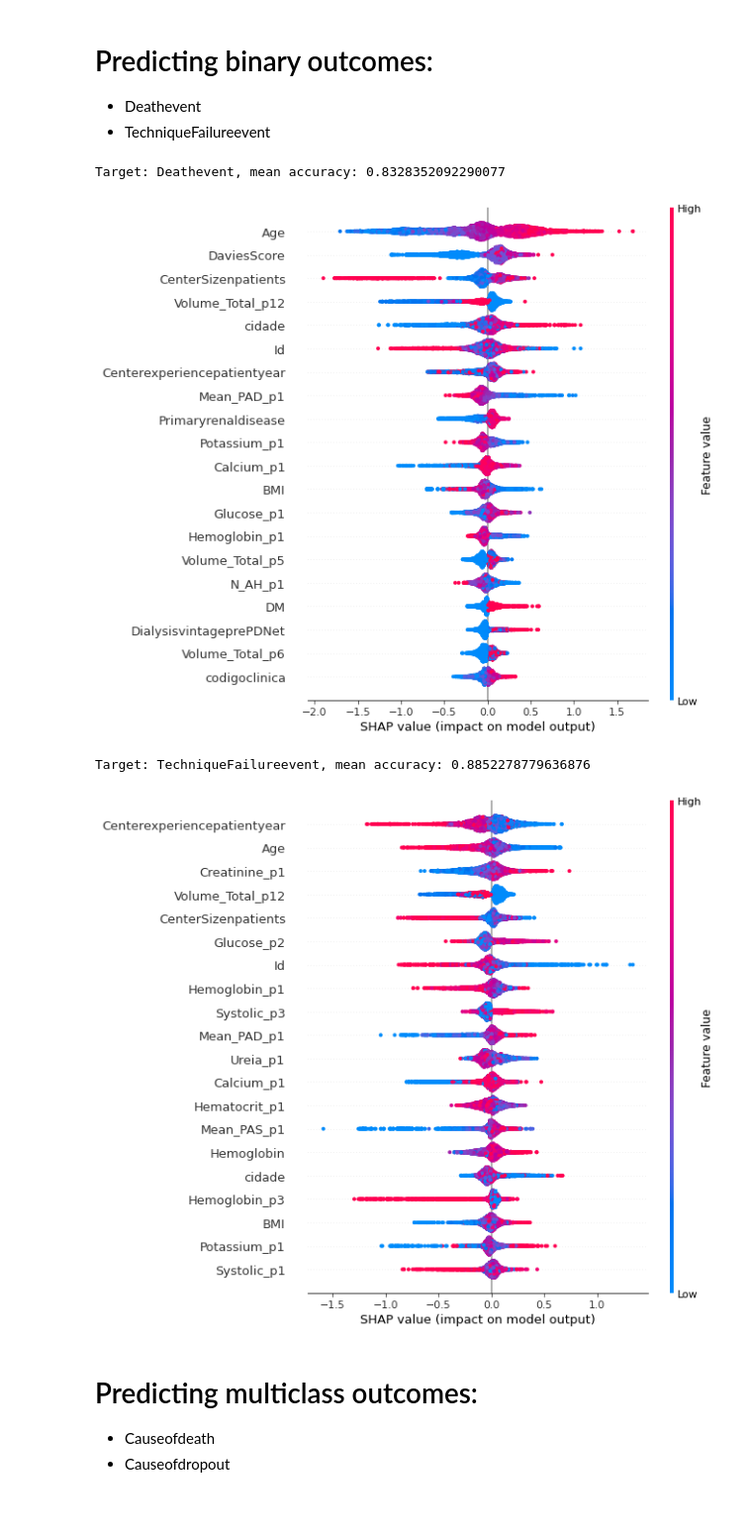
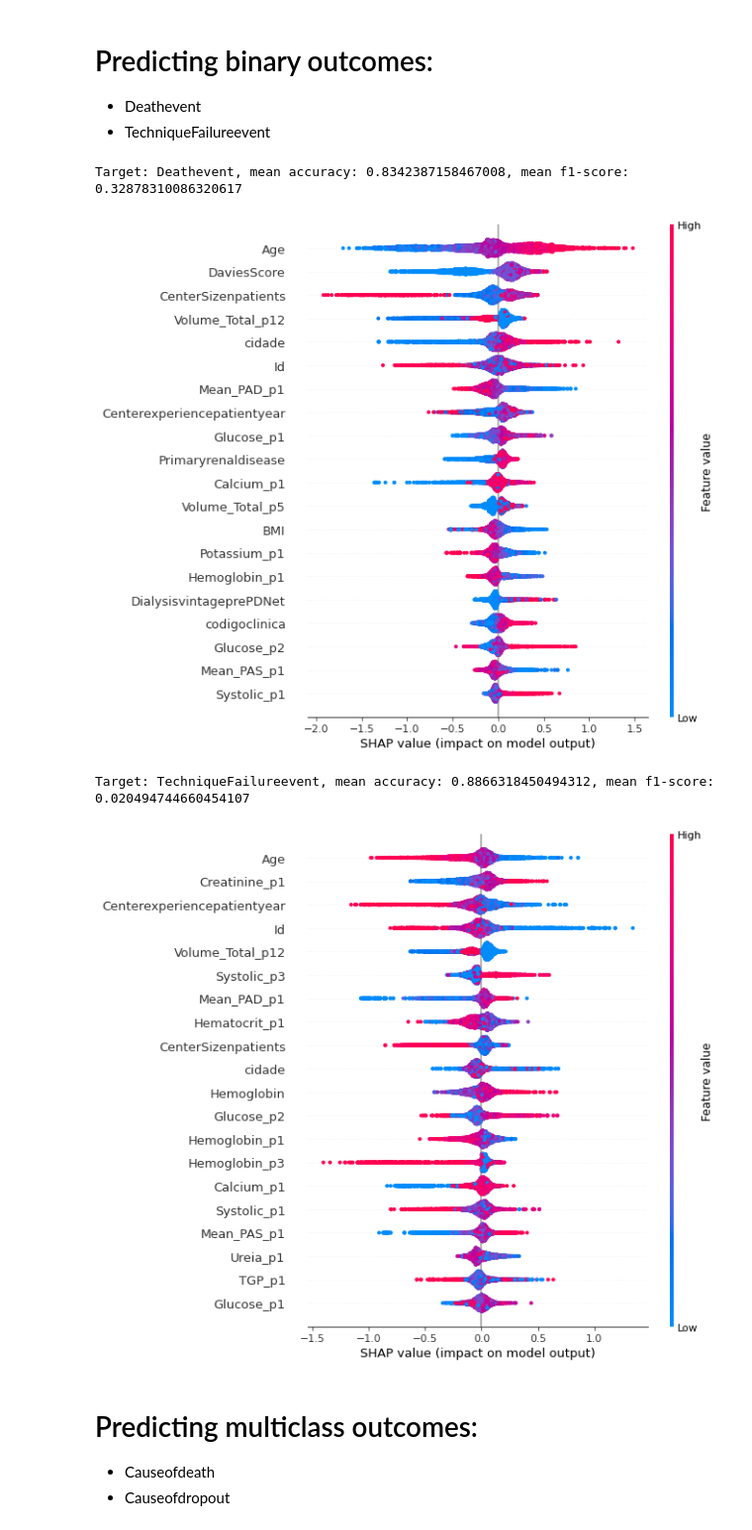
Before and after one commit to YitingZhang1997/MIDAS_Project_2020, a Jupyter notebook: Data_Exploration.ipynb, the cells around one changed output. Shown at 99% size. Saved outputs shown, nothing was run; the diff lists cells and outputs as text; code cells hidden in the pictures.

Commit message:
add f1_scores for binary classification

```diff
--- a/Data_Exploration.ipynb
+++ b/Data_Exploration.ipynb
@@ -215,6 +215,7 @@ from sklearn.model_selection import train_test_split
 import xgboost
 import shap
 from sklearn.metrics import accuracy_score
+from sklearn.metrics import f1_score
 from sklearn.model_selection import KFold
 
 targets = ["Deathevent","TechniqueFailureevent"]
@@ -239,11 +240,13 @@ for target in targets:
 
     # apply k-fold cross validation
     k = 5
-    kf = KFold(n_splits=k,shuffle=True)
+    kf = KFold(n_splits=k,shuffle=True,random_state=1)
 
     list_shap_values = list()
     list_test_sets = list()
     list_normalised_accuracy = list()
+    list_f1_score = list()
+    j = 0
 
     for train_index, test_index in kf.split(X):
         X_train, X_test = X.iloc[train_index,:], X.iloc[test_index,:]
@@ -258,11 +261,18 @@ for target in targets:
             min_child_weight=5)
         model.fit(X_train, y_train)
 
+        # use saved model
+#         filename = 'models/' + target + '_fold'+ str(j) + '_binary_model.pkl'
+#         j = j + 1
+#         model = pickle.load(open(filename, 'rb'))
+
+
         # explaining model
         explainer = shap.TreeExplainer(model)
         shap_values = explainer.shap_values(X_test)
         y_pred = model.predict(X_test)
         normalised_accuracy = accuracy_score(y_test, y_pred)
+        f1score = f1_score(y_test, y_pred)
 #         shap.summary_plot(shap_values, X_test)
 #         print(shap_values.shape)
 
@@ -270,6 +280,7 @@ for target in targets:
         list_shap_values.append(shap_values)
         list_test_sets.append(test_index)
         list_normalised_accuracy.append(normalised_accuracy)
+        list_f1_score.append(f1score)
         models.append(model)
 
     #combining results from all iterations
@@ -283,39 +294,40 @@ for target in targets:
     X_test = X.iloc[test_set,:]
 
     mean_normalised_accuracy = np.mean(list_normalised_accuracy)
-    print(f"Target: {target}, mean accuracy: {mean_normalised_accuracy}")
+    mean_f1_score = np.mean(list_f1_score)
+    print(f"Target: {target}, mean accuracy: {mean_normalised_accuracy}, mean f1-score: {mean_f1_score}")
 
     shap.summary_plot(shap_values, X_test)
 
 
 #     # Split data into train and test subsets
 #     X_train, X_test, y_train, y_test = train_test_split(
 #         X, y, test_size=0.2, shuffle=True, random_state=9)
 
 #     # Train XGBoost model
 #     model = xgboost.XGBClassifier(
 #         learning_rate =0.1,
 #         max_depth=8,
 #         min_child_weight=5)
 #     model.fit(X_train, y_train)
 
 #     Use saved models
 #     filename = 'models/' + target + '_binary_model.pkl'
 #     model = pickle.load(open(filename, 'rb'))
 
 #     models.append(model)
 
 #     print(f"Target: {target}, accuracy: {normalised_accuracy}")
 
 #     explainer = shap.TreeExplainer(model)
 #     shap_values = explainer.shap_values(X_test)
 
 #     shap.summary_plot(shap_values, X_test)
 # %% [output]
-Target: Deathevent, mean accuracy: 0.8328352092290077
+Target: Deathevent, mean accuracy: 0.8342387158467008, mean f1-score: 0.32878310086320617
-[figure, old version]
+[figure, new version]
-Target: TechniqueFailureevent, mean accuracy: 0.8852278779636876
+Target: TechniqueFailureevent, mean accuracy: 0.8866318450494312, mean f1-score: 0.020494744660454107
-[figure, old version]
+[figure, new version]
 # %%
 # Save predictive models
 import pickle
```
Also changed, not shown: 10 other files.
